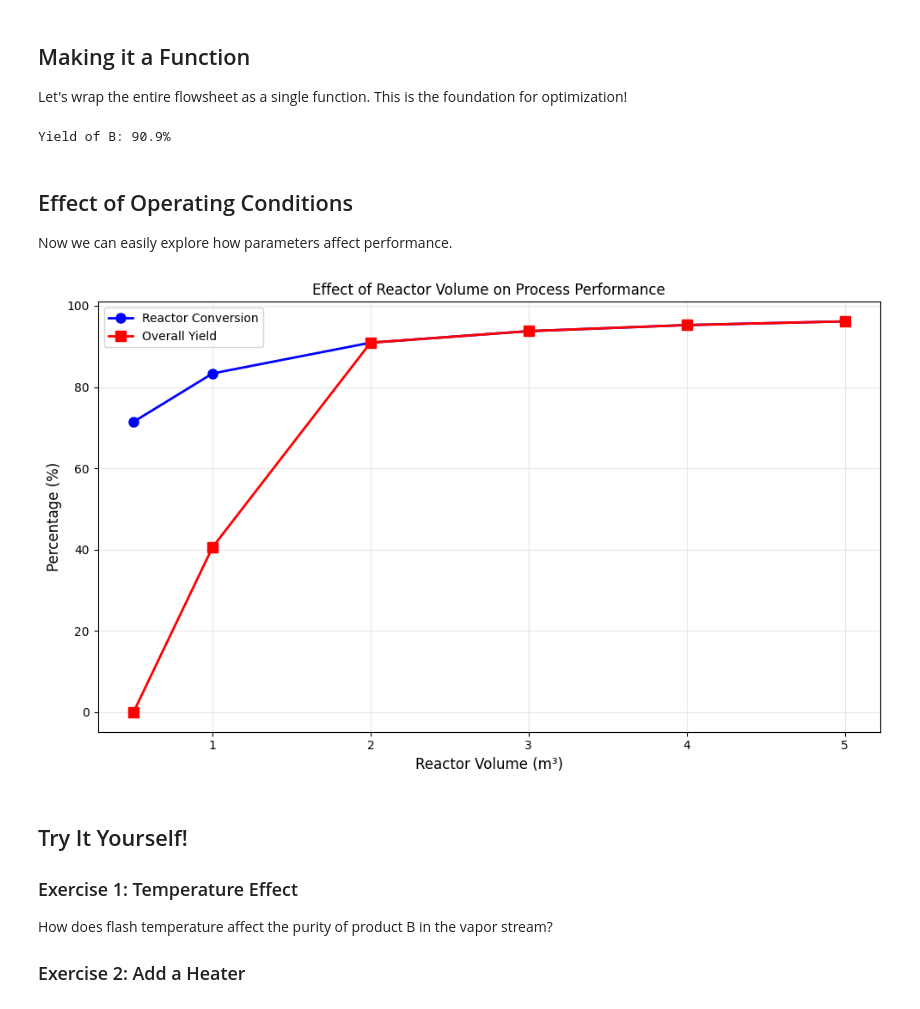
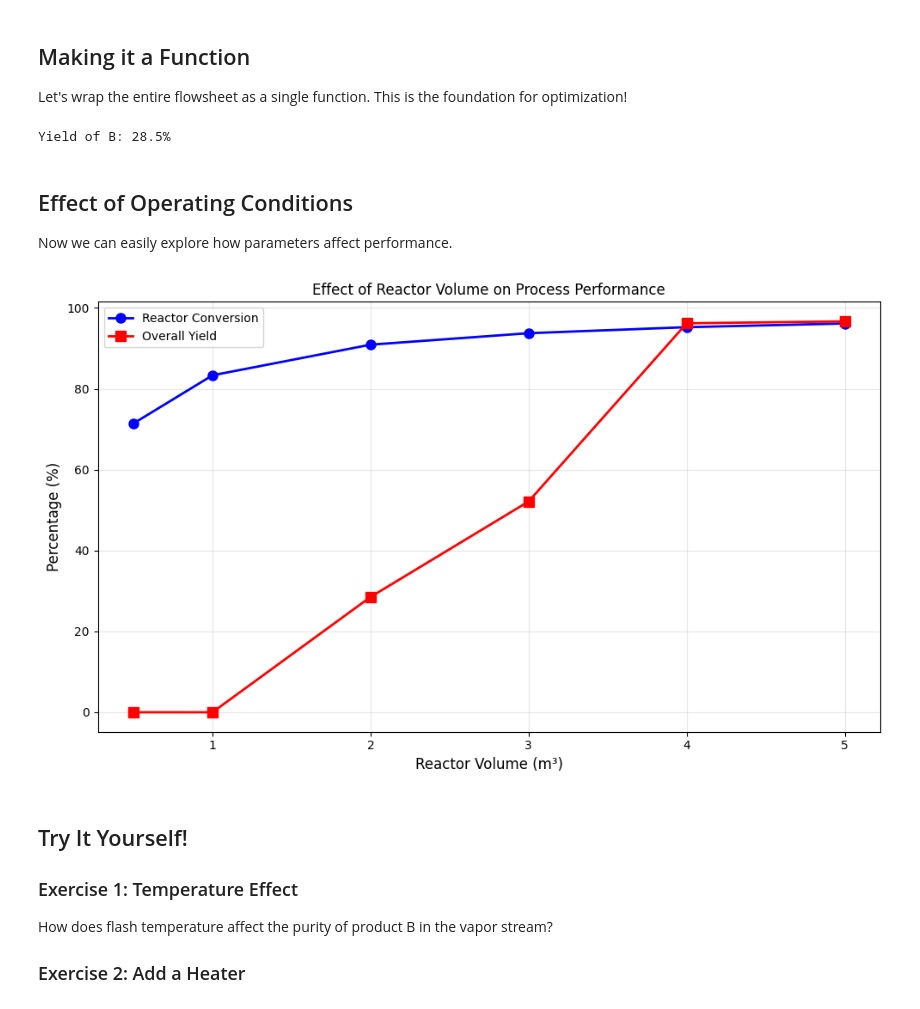
Before and after one commit to jkitchin/differentiable-flowsheets, a Jupyter notebook: about-flowsheets/00h_connecting_units_in_series.ipynb, the cells around one changed output. Cells and saved outputs as stored; diff of their text form; code cells hidden in the pictures.

```diff
--- a/about-flowsheets/00h_connecting_units_in_series.ipynb
+++ b/about-flowsheets/00h_connecting_units_in_series.ipynb
@@ -136,8 +136,10 @@ Step 2: Reactor Outlet (= Flash Inlet)
   Conversion = 90.9%
 # %%
 # Step 3: Solve flash (using reactor outlet as inlet)
-# Use lower pressure for good vapor/liquid separation
-liquid, vapor, flash_info = flash(reactor_out, T=350.0, P=50000.0)
+# Use pressure where we get proper vapor-liquid separation
+# At P=50 kPa everything vaporizes, at P=70 kPa everything condenses
+# P=60 kPa gives good two-phase operation for this mixture
+liquid, vapor, flash_info = flash(reactor_out, T=350.0, P=60000.0)
 
 print("\nStep 3: Flash Products")
 print(f"\nVapor (Product B):")
@@ -284,7 +286,7 @@ def solve_reactor_separator(params, feed):
     T_reactor = params['T_reactor']
     k = params['k']
     T_flash = params['T_flash']
-    P_flash = params.get('P_flash', jnp.array(50000.0))  # Default to 50 kPa
+    P_flash = params.get('P_flash', jnp.array(60000.0))  # 60 kPa for two-phase operation
     Q_vol = params['Q_vol']
 
     # Create reactor
@@ -300,7 +302,7 @@ def solve_reactor_separator(params, feed):
     # Solve reactor
     reactor_out, reactor_info = reactor(feed, T_spec=float(T_reactor), volumetric_flow=float(Q_vol))
 
-    # Solve flash at lower pressure for good separation
+    # Solve flash at pressure for good separation
     liquid, vapor, flash_info = flash(reactor_out, T=float(T_flash), P=float(P_flash))
 
     # Calculate metrics
@@ -324,14 +326,14 @@ params = {
     'T_reactor': jnp.array(350.0),
     'k': jnp.array(0.5),
     'T_flash': jnp.array(350.0),
-    'P_flash': jnp.array(50000.0),
+    'P_flash': jnp.array(60000.0),
     'Q_vol': jnp.array(0.1),
 }
 
 result = solve_reactor_separator(params, feed)
 print(f"Yield of B: {float(result['yield'])*100:.1f}%")
 # %% [output]
-Yield of B: 90.9%
+Yield of B: 28.5%
 # %% [markdown]
 ## Effect of Operating Conditions
 
@@ -339,34 +341,34 @@ Now we can easily explore how parameters affect performance.
 # %%
 # How does reactor volume affect yield?
 
 volumes = [0.5, 1.0, 2.0, 3.0, 4.0, 5.0]
 yields = []
 conversions = []
 
 for V in volumes:
     params_test = {
         'V_reactor': jnp.array(V),
         'T_reactor': jnp.array(350.0),
         'k': jnp.array(0.5),
         'T_flash': jnp.array(350.0),
-        'P_flash': jnp.array(50000.0),
+        'P_flash': jnp.array(60000.0),  # 60 kPa for two-phase separation
         'Q_vol': jnp.array(0.1),
     }
     result = solve_reactor_separator(params_test, feed)
     yields.append(float(result['yield']))
     conversions.append(float(result['reactor_conversion']))
 
 fig, ax = plt.subplots(figsize=(10, 6))
 ax.plot(volumes, [c*100 for c in conversions], 'b-o', linewidth=2, markersize=8, label='Reactor Conversion')
 ax.plot(volumes, [y*100 for y in yields], 'r-s', linewidth=2, markersize=8, label='Overall Yield')
 ax.set_xlabel('Reactor Volume (m³)', fontsize=12)
 ax.set_ylabel('Percentage (%)', fontsize=12)
 ax.set_title('Effect of Reactor Volume on Process Performance', fontsize=12)
 ax.legend()
 ax.grid(True, alpha=0.3)
 plt.tight_layout()
 # %% [output]
-[figure, old version]
+[figure, new version]
 # %% [markdown]
 ## Try It Yourself!
 
```
Also changed, not shown: parts of 3 cells of this notebook.
